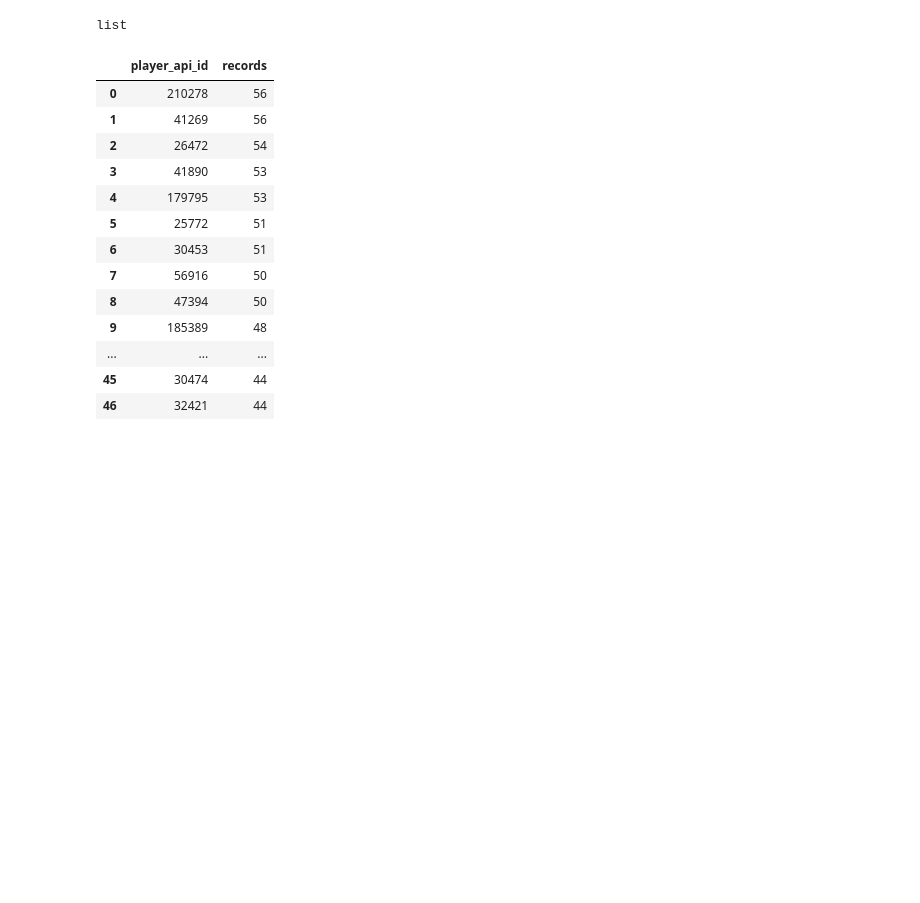
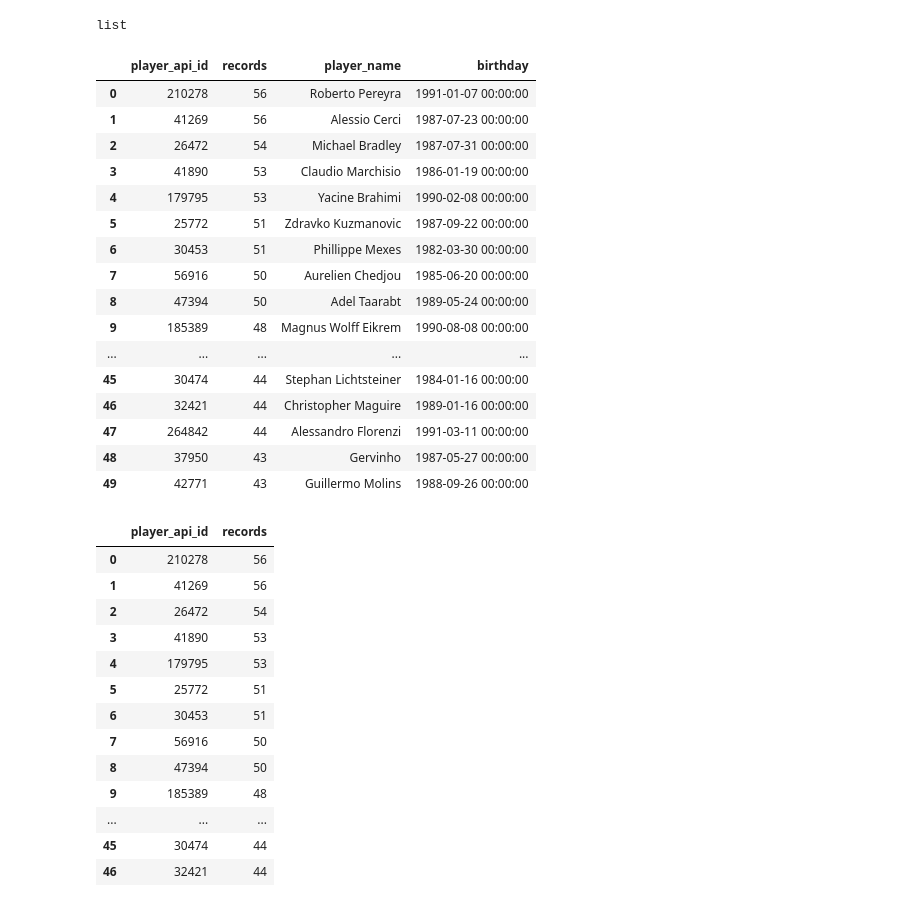
Before and after one commit to IshwarBhat/Soccer-Data-Analysis, a Jupyter notebook: Soccer - Mini project.ipynb, the cells around one changed output. Saved outputs shown, nothing was run; the diff lists cells and outputs as text; code cells hidden in the pictures; blank space fills up the shorter version.

Commit message:
Left Join

```diff
--- a/Soccer - Mini project.ipynb
+++ b/Soccer - Mini project.ipynb
@@ -266,4 +266,25 @@ player[player['player_api_id'].isin(players_50['player_api_id'])]
 players_50 = players_50.assign(birthdays = pd.Timestamp(x) for x in player['birthday'].values])
 # %% [output]
 list
+# %%
+# Testing out LEFT OUTER JOIN
+pd.merge(players_50, player, on = 'player_api_id', how='left')[['player_api_id', 'records', 'player_name', 'birthday']]
+# %% [output]
+|  | player_api_id | records | player_name | birthday |
+| 0 | 210278 | 56 | Roberto Pereyra | 1991-01-07 00:00:00 |
+| 1 | 41269 | 56 | Alessio Cerci | 1987-07-23 00:00:00 |
+| 2 | 26472 | 54 | Michael Bradley | 1987-07-31 00:00:00 |
+| 3 | 41890 | 53 | Claudio Marchisio | 1986-01-19 00:00:00 |
+| 4 | 179795 | 53 | Yacine Brahimi | 1990-02-08 00:00:00 |
+| 5 | 25772 | 51 | Zdravko Kuzmanovic | 1987-09-22 00:00:00 |
+| 6 | 30453 | 51 | Phillippe Mexes | 1982-03-30 00:00:00 |
+| 7 | 56916 | 50 | Aurelien Chedjou | 1985-06-20 00:00:00 |
+| 8 | 47394 | 50 | Adel Taarabt | 1989-05-24 00:00:00 |
+| 9 | 185389 | 48 | Magnus Wolff Eikrem | 1990-08-08 00:00:00 |
+| ... | ... | ... | ... | ... |
+| 45 | 30474 | 44 | Stephan Lichtsteiner | 1984-01-16 00:00:00 |
+| 46 | 32421 | 44 | Christopher Maguire | 1989-01-16 00:00:00 |
+| 47 | 264842 | 44 | Alessandro Florenzi | 1991-03-11 00:00:00 |
+| 48 | 37950 | 43 | Gervinho | 1987-05-27 00:00:00 |
+| 49 | 42771 | 43 | Guillermo Molins | 1988-09-26 00:00:00 |
 # %%
```
Also changed, not shown: parts of 1 cell of this notebook.
